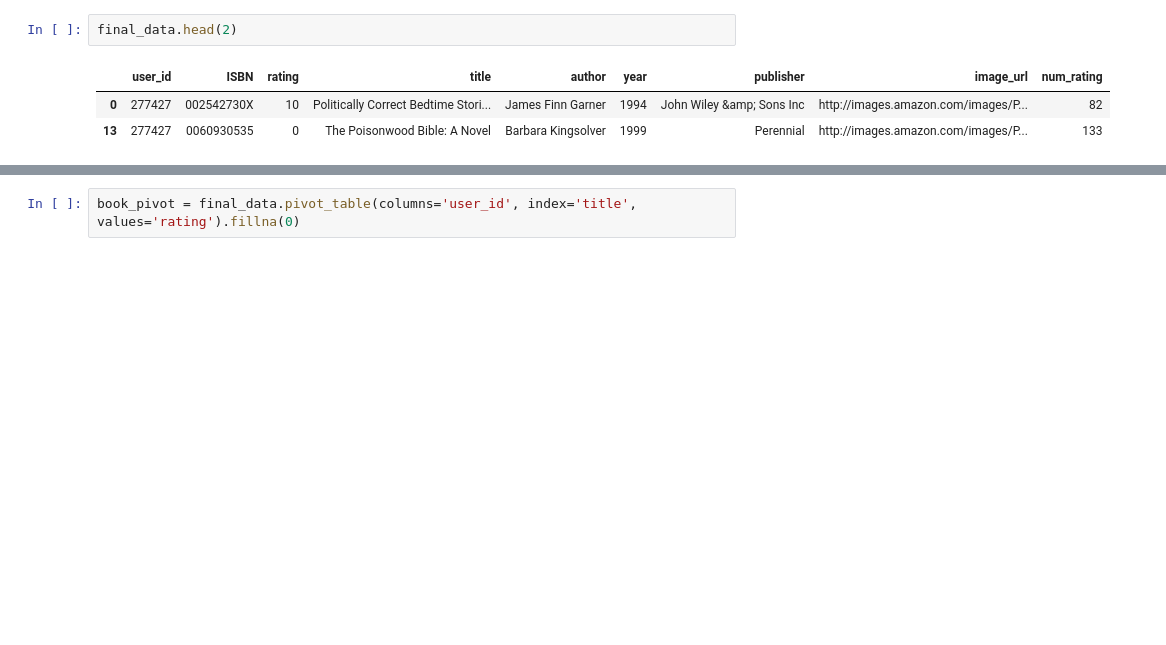
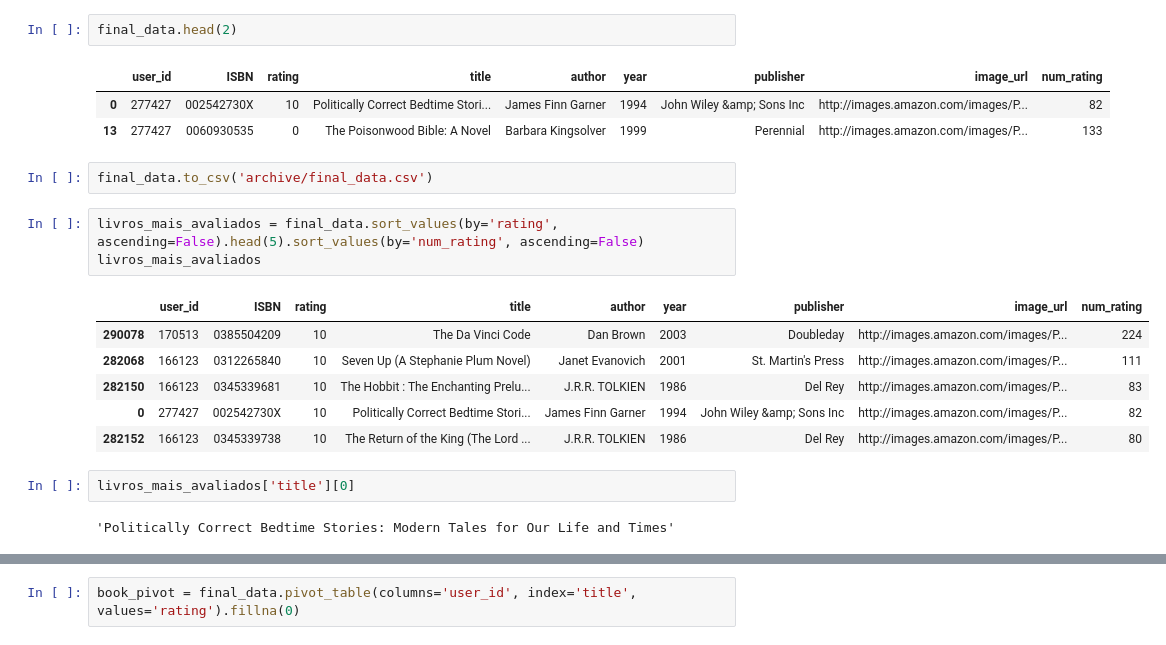
Before and after one commit to gxbriellops/books-recomendation, a Jupyter notebook: analise2.ipynb, the cells around one changed output, grey strips where cells are left out. Drawn from its saved outputs; the diff is of its cells as text; blank space fills up the shorter version.

```diff
--- a/analise2.ipynb
+++ b/analise2.ipynb
@@ -145,3 +136,19 @@ final_data.head(2)
 |  | user_id | ISBN | rating | title | author | year | publisher | image_url | num_rating |
 | 0 | 277427 | 002542730X | 10 | Politically Correct Bedtime Stori... | James Finn Garner | 1994 | John Wiley &amp; Sons Inc | http://images.amazon.com/images/P... | 82 |
 | 13 | 277427 | 0060930535 | 0 | The Poisonwood Bible: A Novel | Barbara Kingsolver | 1999 | Perennial | http://images.amazon.com/images/P... | 133 |
+# %%
+final_data.to_csv('archive/final_data.csv')
+# %%
+livros_mais_avaliados = final_data.sort_values(by='rating', ascending=False).head(5).sort_values(by='num_rating', ascending=False)
+livros_mais_avaliados
+# %% [output]
+|  | user_id | ISBN | rating | title | author | year | publisher | image_url | num_rating |
+| 290078 | 170513 | 0385504209 | 10 | The Da Vinci Code | Dan Brown | 2003 | Doubleday | http://images.amazon.com/images/P... | 224 |
+| 282068 | 166123 | 0312265840 | 10 | Seven Up (A Stephanie Plum Novel) | Janet Evanovich | 2001 | St. Martin's Press | http://images.amazon.com/images/P... | 111 |
+| 282150 | 166123 | 0345339681 | 10 | The Hobbit : The Enchanting Prelu... | J.R.R. TOLKIEN | 1986 | Del Rey | http://images.amazon.com/images/P... | 83 |
+| 0 | 277427 | 002542730X | 10 | Politically Correct Bedtime Stori... | James Finn Garner | 1994 | John Wiley &amp; Sons Inc | http://images.amazon.com/images/P... | 82 |
+| 282152 | 166123 | 0345339738 | 10 | The Return of the King (The Lord ... | J.R.R. TOLKIEN | 1986 | Del Rey | http://images.amazon.com/images/P... | 80 |
+# %%
+livros_mais_avaliados['title'][0]
+# %% [output]
+'Politically Correct Bedtime Stories: Modern Tales for Our Life and Times'
```
Also changed, not shown: parts of 16 cells of this notebook, 4 other files.
